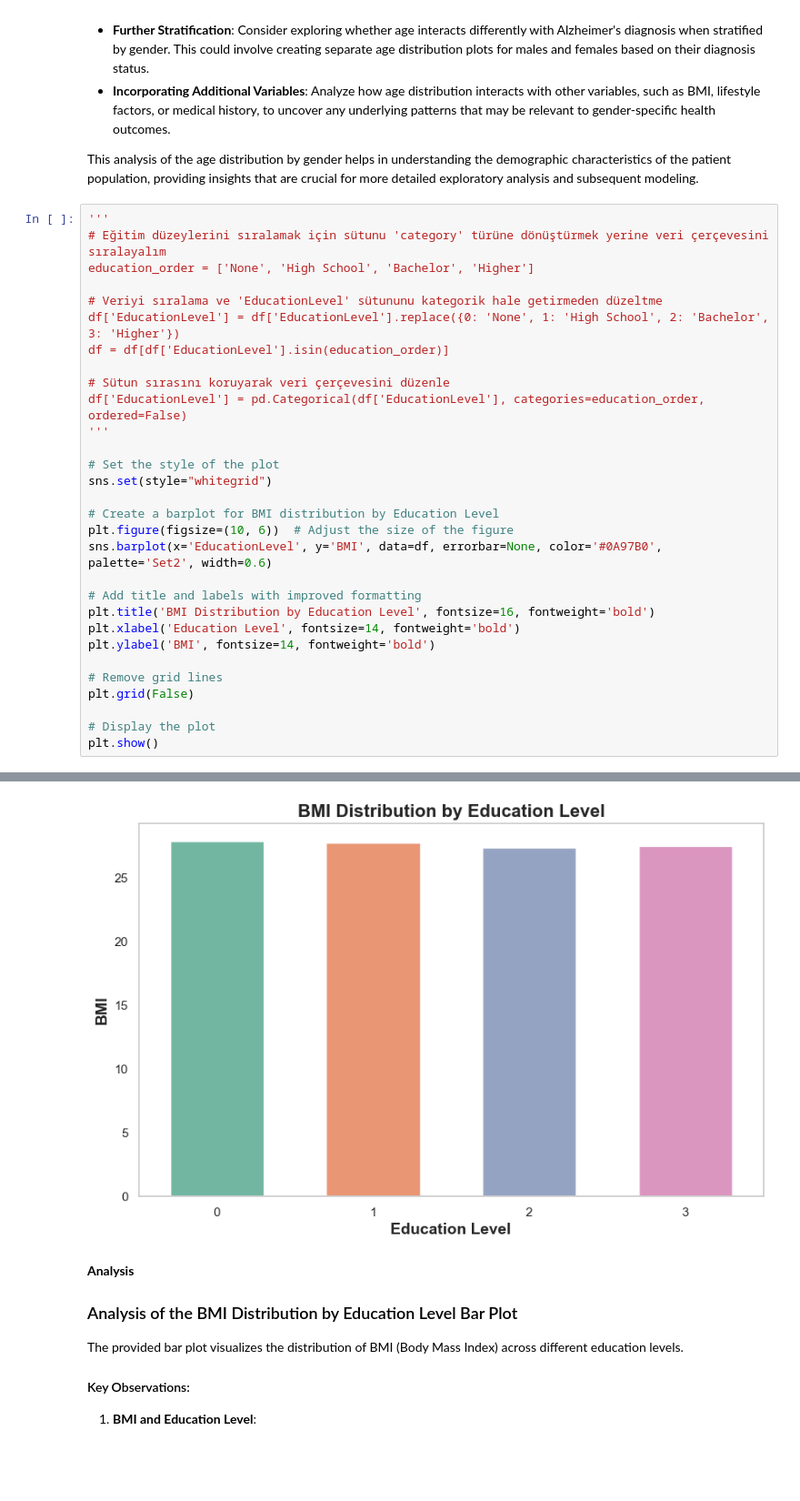
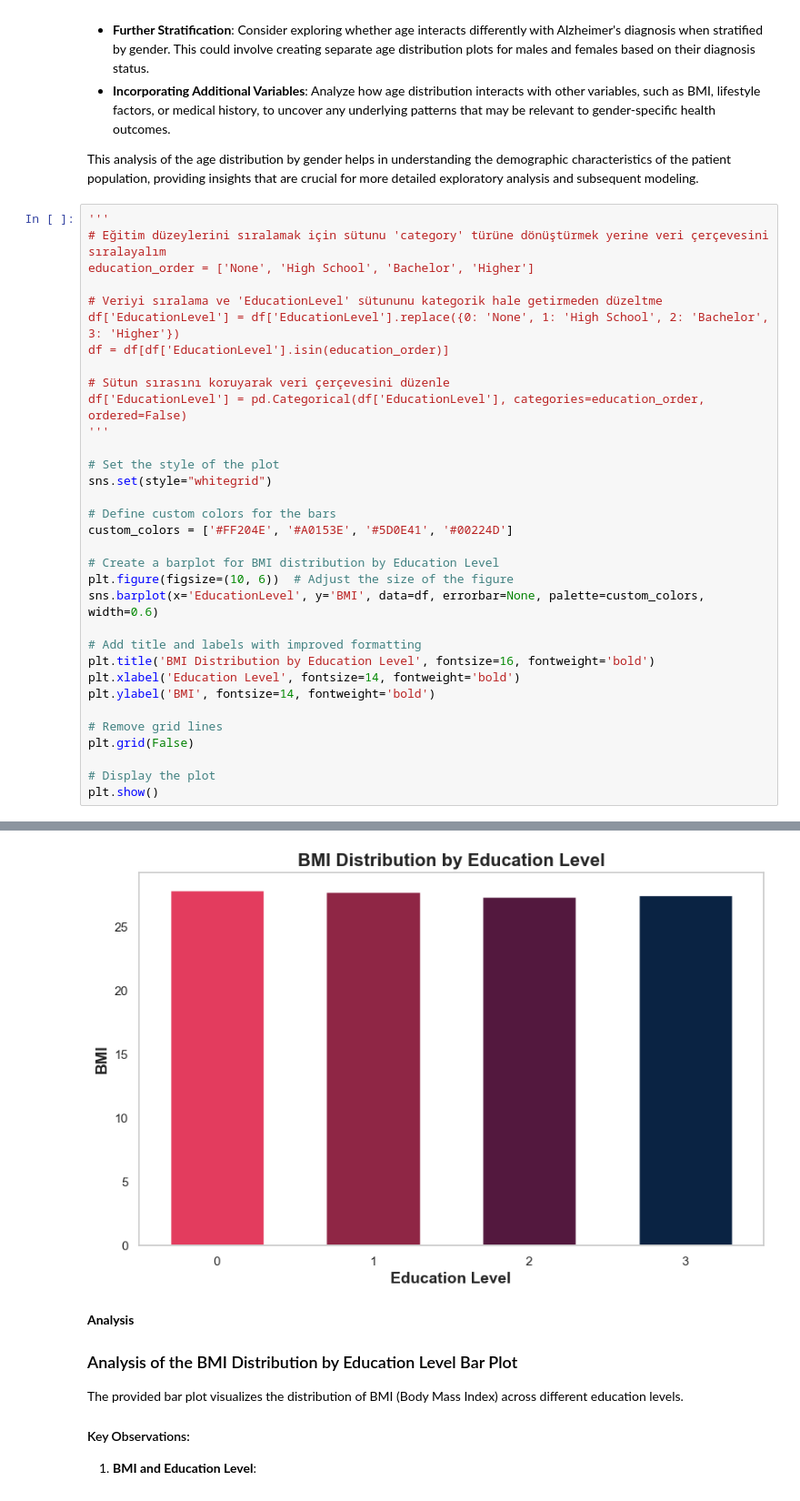
Before and after one commit to ozgunteksoy/Alzheimer-Prediction-with-Machine-Learning, a Jupyter notebook: Alzheimer Prediction with Machine Learning.ipynb, the cells around one changed output, grey strips where cells are left out. Shown at 91% size. Drawn from its saved outputs; the diff is of its cells as text; blank space fills up the shorter version.

```diff
--- a/Alzheimer Prediction with Machine Learning.ipynb
+++ b/Alzheimer Prediction with Machine Learning.ipynb
@@ -487,9 +487,12 @@ df['EducationLevel'] = pd.Categorical(df['EducationLevel'], categories=education
 # Set the style of the plot
 sns.set(style="whitegrid")
 
+# Define custom colors for the bars
+custom_colors = ['#FF204E', '#A0153E', '#5D0E41', '#00224D']
+
 # Create a barplot for BMI distribution by Education Level
 plt.figure(figsize=(10, 6))  # Adjust the size of the figure
-sns.barplot(x='EducationLevel', y='BMI', data=df, errorbar=None, color='#0A97B0', palette='Set2', width=0.6)
+sns.barplot(x='EducationLevel', y='BMI', data=df, errorbar=None, palette=custom_colors, width=0.6)
 
 # Add title and labels with improved formatting
 plt.title('BMI Distribution by Education Level', fontsize=16, fontweight='bold')
@@ -508,4 +511,4 @@ Passing `palette` without assigning `hue` is deprecated and will be removed in v
-[figure, old version]
+[figure, new version]
 # %% [markdown]
 **Analysis**
 
```
Also changed, not shown: parts of 12 cells of this notebook.
